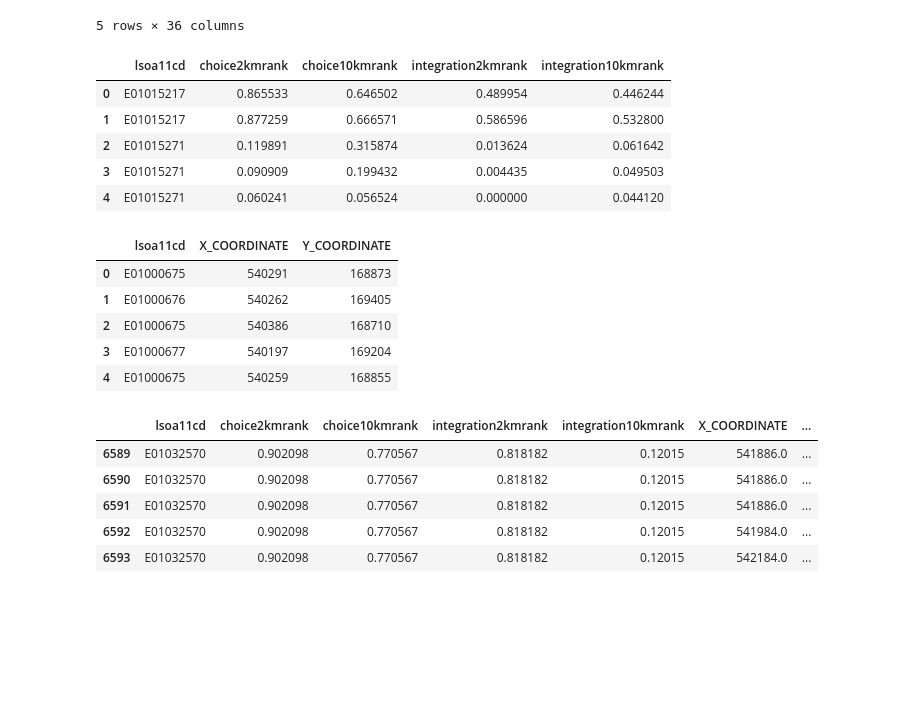
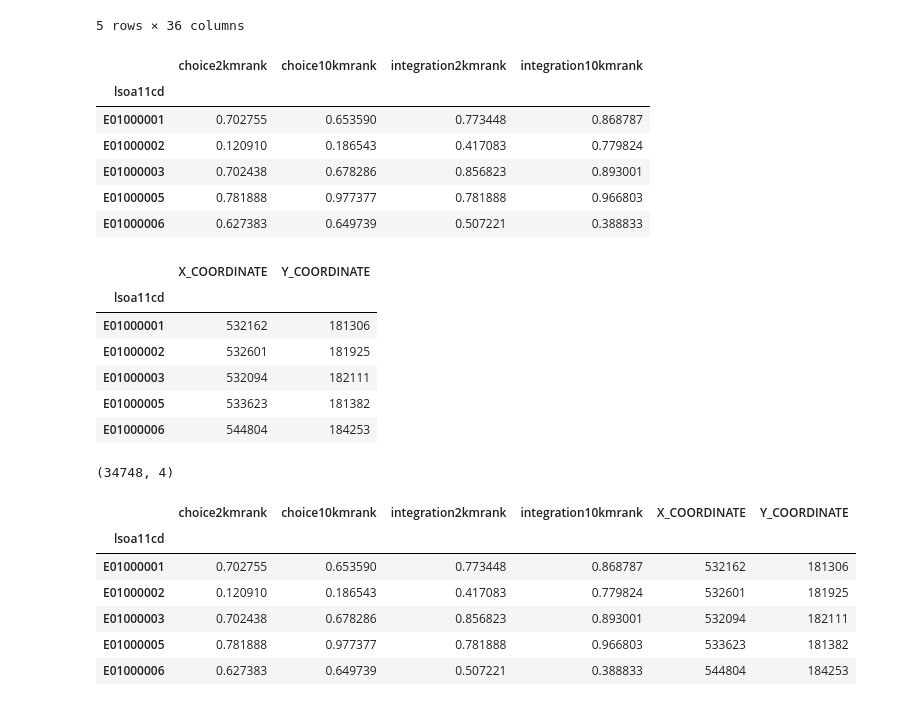
Before and after one commit to CityDataHack/O-One, a Jupyter notebook: Data_sourcer_POSTCODE_PTAL.ipynb, the cells around one changed output. Cells and saved outputs as stored; diff of their text form; code cells hidden in the pictures; blank space fills up the shorter version.

```diff
--- a/Data_sourcer_POSTCODE_PTAL.ipynb
+++ b/Data_sourcer_POSTCODE_PTAL.ipynb
@@ -175,38 +175,46 @@ syntax_data.head()
 | 4 | 5474 | 149.201206 | 761425 | 756473 | 3004 | O16BGENY0X2AW | NaN | ... |
 5 rows × 36 columns
 # %%
-syntax_rank_data = syntax_data[['lsoa11cd', 'choice2kmrank', 'choice10kmrank', 'integration2kmrank', 'integration10kmrank']]
+syntax_rank_data = syntax_data[['lsoa11cd', 'choice2kmrank', 'choice10kmrank', 'integration2kmrank',
+                                'integration10kmrank']].groupby('lsoa11cd').first()
 syntax_rank_data.head()
 # %% [output]
-|  | lsoa11cd | choice2kmrank | choice10kmrank | integration2kmrank | integration10kmrank |
-| 0 | E01015217 | 0.865533 | 0.646502 | 0.489954 | 0.446244 |
-| 1 | E01015217 | 0.877259 | 0.666571 | 0.586596 | 0.532800 |
-| 2 | E01015271 | 0.119891 | 0.315874 | 0.013624 | 0.061642 |
-| 3 | E01015271 | 0.090909 | 0.199432 | 0.004435 | 0.049503 |
-| 4 | E01015271 | 0.060241 | 0.056524 | 0.000000 | 0.044120 |
+|  | choice2kmrank | choice10kmrank | integration2kmrank | integration10kmrank |
+| lsoa11cd |  |  |  |  |
+| E01000001 | 0.702755 | 0.653590 | 0.773448 | 0.868787 |
+| E01000002 | 0.120910 | 0.186543 | 0.417083 | 0.779824 |
+| E01000003 | 0.702438 | 0.678286 | 0.856823 | 0.893001 |
+| E01000005 | 0.781888 | 0.977377 | 0.781888 | 0.966803 |
+| E01000006 | 0.627383 | 0.649739 | 0.507221 | 0.388833 |
 # %%
 #datapath4 = 'd4278d47b8db3858f75e76803de4ce697.csv'
 #geo_data = pd.read_csv(directory + datapath4)#, thousands=',')
 #geo_data = geo_data.rename(columns= {'LSOA Code': 'lsoa11cd', \
 #                                     'Easting': 'X_COORDINATE', \
 #                                     'Northing': 'Y_COORDINATE'})
-geo_data_thin = geo_data[['lsoa11cd', 'X_COORDINATE', 'Y_COORDINATE']]
+geo_data_thin = geo_data[['lsoa11cd', 'X_COORDINATE', 'Y_COORDINATE']].groupby('lsoa11cd').first()
 geo_data_thin.head()
 # %% [output]
-|  | lsoa11cd | X_COORDINATE | Y_COORDINATE |
-| 0 | E01000675 | 540291 | 168873 |
-| 1 | E01000676 | 540262 | 169405 |
-| 2 | E01000675 | 540386 | 168710 |
-| 3 | E01000677 | 540197 | 169204 |
-| 4 | E01000675 | 540259 | 168855 |
+|  | X_COORDINATE | Y_COORDINATE |
+| lsoa11cd |  |  |
+| E01000001 | 532162 | 181306 |
+| E01000002 | 532601 | 181925 |
+| E01000003 | 532094 | 182111 |
+| E01000005 | 533623 | 181382 |
+| E01000006 | 544804 | 184253 |
+# %%
+syntax_rank_data.groupby('lsoa11cd').first().shape
+# %% [output]
+(34748, 4)
 # %%
-choice_integration_data = syntax_rank_data.merge(geo_data_thin, on= ['lsoa11cd'], how= 'left').dropna()
+choice_integration_data = syntax_rank_data.merge(geo_data_thin, left_index=True, right_index=True).reset_index()
 choice_integration_data.head()
 # %% [output]
-|  | lsoa11cd | choice2kmrank | choice10kmrank | integration2kmrank | integration10kmrank | X_COORDINATE | ... |
-| 6589 | E01032570 | 0.902098 | 0.770567 | 0.818182 | 0.12015 | 541886.0 | ... |
-| 6590 | E01032570 | 0.902098 | 0.770567 | 0.818182 | 0.12015 | 541886.0 | ... |
-| 6591 | E01032570 | 0.902098 | 0.770567 | 0.818182 | 0.12015 | 541886.0 | ... |
-| 6592 | E01032570 | 0.902098 | 0.770567 | 0.818182 | 0.12015 | 541984.0 | ... |
-| 6593 | E01032570 | 0.902098 | 0.770567 | 0.818182 | 0.12015 | 542184.0 | ... |
+|  | choice2kmrank | choice10kmrank | integration2kmrank | integration10kmrank | X_COORDINATE | Y_COORDINATE |
+| lsoa11cd |  |  |  |  |  |  |
+| E01000001 | 0.702755 | 0.653590 | 0.773448 | 0.868787 | 532162 | 181306 |
+| E01000002 | 0.120910 | 0.186543 | 0.417083 | 0.779824 | 532601 | 181925 |
+| E01000003 | 0.702438 | 0.678286 | 0.856823 | 0.893001 | 532094 | 182111 |
+| E01000005 | 0.781888 | 0.977377 | 0.781888 | 0.966803 | 533623 | 181382 |
+| E01000006 | 0.627383 | 0.649739 | 0.507221 | 0.388833 | 544804 | 184253 |
 # %%
```
Also changed, not shown: parts of 4 cells of this notebook.
